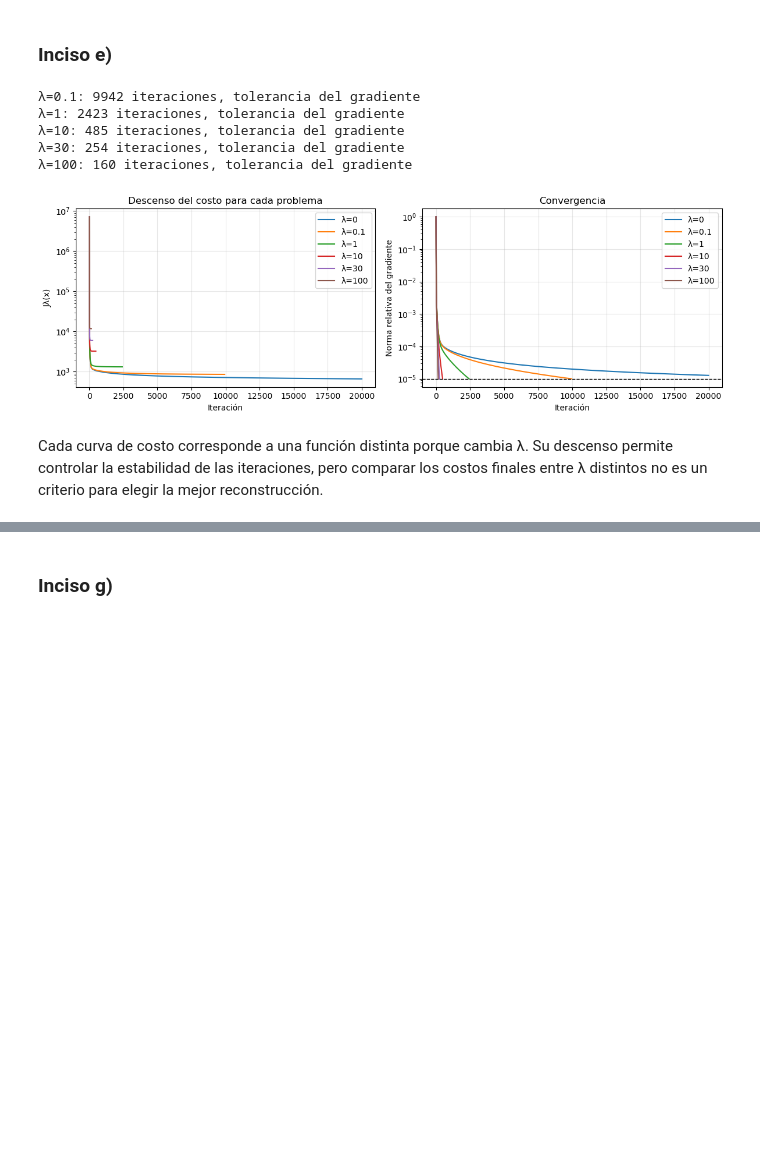
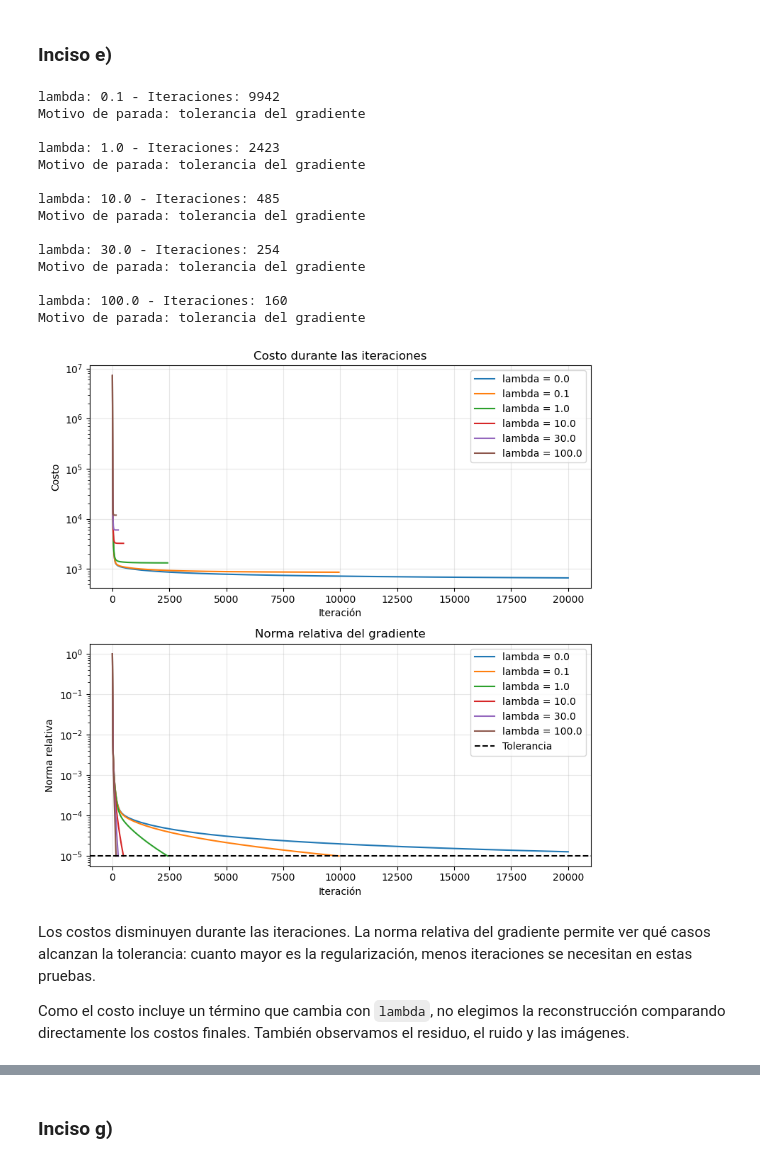
Before and after one commit to fededelcuadro/proyecto-tomografia-metodos, a Jupyter notebook: ejercicio_10.ipynb, the cells around one changed output, grey strips where cells are left out. Drawn from its saved outputs; the diff is of its cells as text; code cells hidden in the pictures; blank space fills up the shorter version.

```diff
--- a/ejercicio_10.ipynb
+++ b/ejercicio_10.ipynb
@@ -272,38 +247,66 @@ aproximación obtenida con ese presupuesto y no se afirma convergencia completa.
 # %% [markdown]
 ### Inciso e)
 # %%
+# Repetimos el cálculo para los cinco valores de lambda pedidos.
 lambdas = [0.1, 1.0, 10.0, 30.0, 100.0]
 for lam in lambdas:
-    resultados[lam] = gradiente_descendiente(A, b, D, lam, tasa_estable(lam))
-    print(f"λ={lam:g}: {resultados[lam]['iteraciones']} iteraciones, {resultados[lam]['motivo']}")
+    alpha = tasa_estable(lam)
+    resultado = gradiente_descendiente(A, b, D, lam, alpha)
+    resultados[lam] = resultado
 
-fig, axs = plt.subplots(1, 2, figsize=(12, 4))
-for lam, resultado in resultados.items():
-    axs[0].semilogy(resultado["costos"], label=f"λ={lam:g}")
-    axs[1].semilogy(resultado["normas_gradiente"] / max(1.0, np.linalg.norm(AT @ b)),
-                    label=f"λ={lam:g}")
-    assert np.all(np.diff(resultado["costos"]) <= 1e-6)
-axs[0].set_ylabel("Jλ(x)")
-axs[0].set_title("Descenso del costo para cada problema")
-axs[1].set_ylabel("Norma relativa del gradiente")
-axs[1].set_title("Convergencia")
-axs[1].axhline(1e-5, color="black", linestyle="--", linewidth=1)
-for ax in axs:
-    ax.set_xlabel("Iteración")
-    ax.legend()
-    ax.grid(alpha=0.3)
+    print("lambda:", lam, "- Iteraciones:", resultado["iteraciones"])
+    print("Motivo de parada:", resultado["motivo"])
+    print()
+
+# Incluimos también la reconstrucción sin regularización en los gráficos y la tabla.
+lambdas_todos = [0.0] + lambdas
+norma_inicial = np.linalg.norm(AT @ b)
+fig, axs = plt.subplots(2, 1, figsize=(8, 8))
+
+for lam in lambdas_todos:
+    resultado = resultados[lam]
+    etiqueta = "lambda = " + str(lam)
+
+    # Cada curva de costo corresponde al problema definido por ese lambda.
+    axs[0].semilogy(resultado["costos"], label=etiqueta)
+
+    # Dividimos por la norma inicial para mostrar cuánto se redujo el gradiente.
+    normas_relativas = resultado["normas_gradiente"] / max(1.0, norma_inicial)
+    axs[1].semilogy(normas_relativas, label=etiqueta)
+
+axs[0].set_title("Costo durante las iteraciones")
+axs[0].set_ylabel("Costo")
+axs[1].set_title("Norma relativa del gradiente")
+axs[1].set_ylabel("Norma relativa")
+
+# La línea horizontal indica la tolerancia utilizada para detener el método.
+axs[1].axhline(1e-5, color="black", linestyle="--", label="Tolerancia")
+for i in range(2):
+    axs[i].set_xlabel("Iteración")
+    axs[i].legend()
+    axs[i].grid(alpha=0.3)
+
 plt.tight_layout()
 plt.show()
 # %% [output]
-λ=0.1: 9942 iteraciones, tolerancia del gradiente
-λ=1: 2423 iteraciones, tolerancia del gradiente
-λ=10: 485 iteraciones, tolerancia del gradiente
-λ=30: 254 iteraciones, tolerancia del gradiente
-λ=100: 160 iteraciones, tolerancia del gradiente
+lambda: 0.1 - Iteraciones: 9942
+Motivo de parada: tolerancia del gradiente
+
+lambda: 1.0 - Iteraciones: 2423
+Motivo de parada: tolerancia del gradiente
+
+lambda: 10.0 - Iteraciones: 485
+Motivo de parada: tolerancia del gradiente
+
+lambda: 30.0 - Iteraciones: 254
+Motivo de parada: tolerancia del gradiente
+
+lambda: 100.0 - Iteraciones: 160
+Motivo de parada: tolerancia del gradiente
-[figure, old version]
+[figure, new version]
 # %% [markdown]
-Cada curva de costo corresponde a una función distinta porque cambia λ. Su descenso permite
-controlar la estabilidad de las iteraciones, pero comparar los costos finales entre λ distintos
-no es un criterio para elegir la mejor reconstrucción.
+Los costos disminuyen durante las iteraciones. La norma relativa del gradiente permite ver qué casos alcanzan la tolerancia: cuanto mayor es la regularización, menos iteraciones se necesitan en estas pruebas.
+
+Como el costo incluye un término que cambia con `lambda`, no elegimos la reconstrucción comparando directamente los costos finales. También observamos el residuo, el ruido y las imágenes.
 # %% [markdown]
 ### Inciso f)
```
Also changed, not shown: parts of 16 cells of this notebook, 3 other files.
